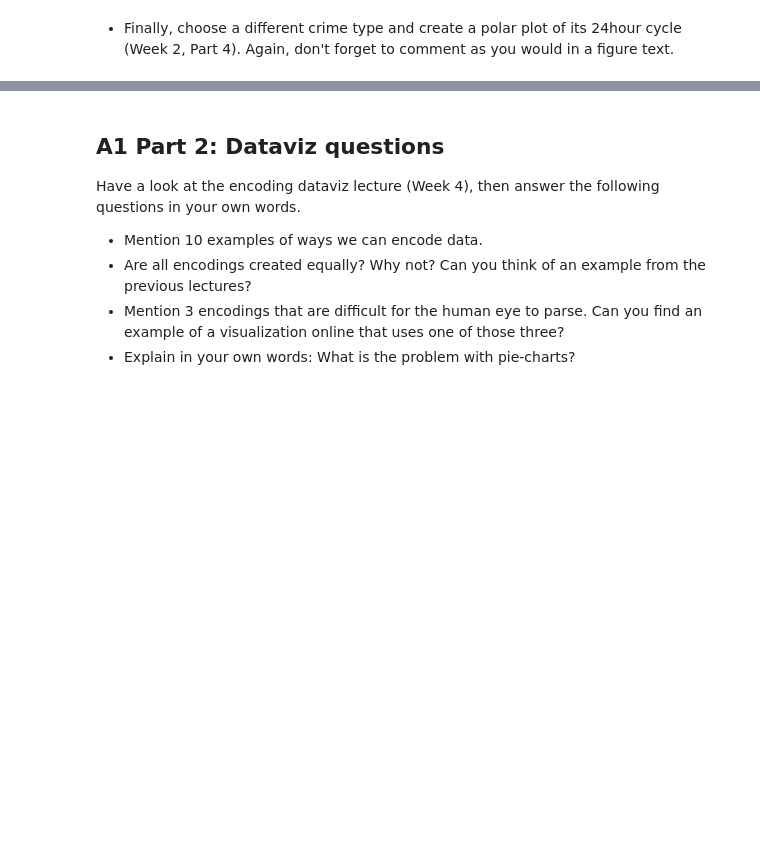
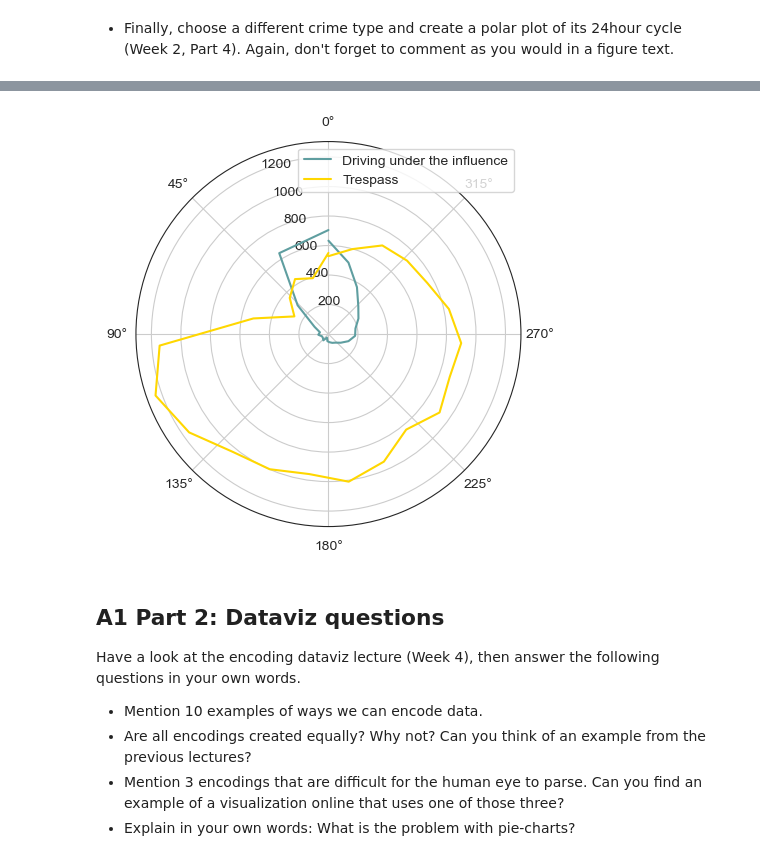
Before and after one commit to jens-create/socialdata2023, a Jupyter notebook: assignments/Assignment1.ipynb, the cells around one changed output, grey strips where cells are left out. Drawn from its saved outputs; the diff is of its cells as text; code cells hidden in the pictures; blank space fills up the shorter version.

```diff
--- a/assignments/Assignment1.ipynb
+++ b/assignments/Assignment1.ipynb
@@ -187,3 +191,17 @@ plt.show()
+# %%
+# Plot polar circle
+r = np.arange(N)
+theta = np.linspace(0,  2 * np.pi, num=N)
+plt.figure(figsize=(5,5))
+ax = plt.subplot(projection='polar')
+p1, = ax.plot(theta, pivot[CAT],
+        color=plt_color, label=CAT.capitalize())
+p2, = ax.plot(theta, pivot['TRESPASS'],
+        color='gold', label='Trespass')
+ax.legend(handles=[p1, p2])
+ax.set_theta_zero_location("N")
+# %% [output]
+[figure, added]
 # %% [markdown]
 ## A1 Part 2: Dataviz questions
 
```
Also changed, not shown: parts of 1 cell of this notebook.
